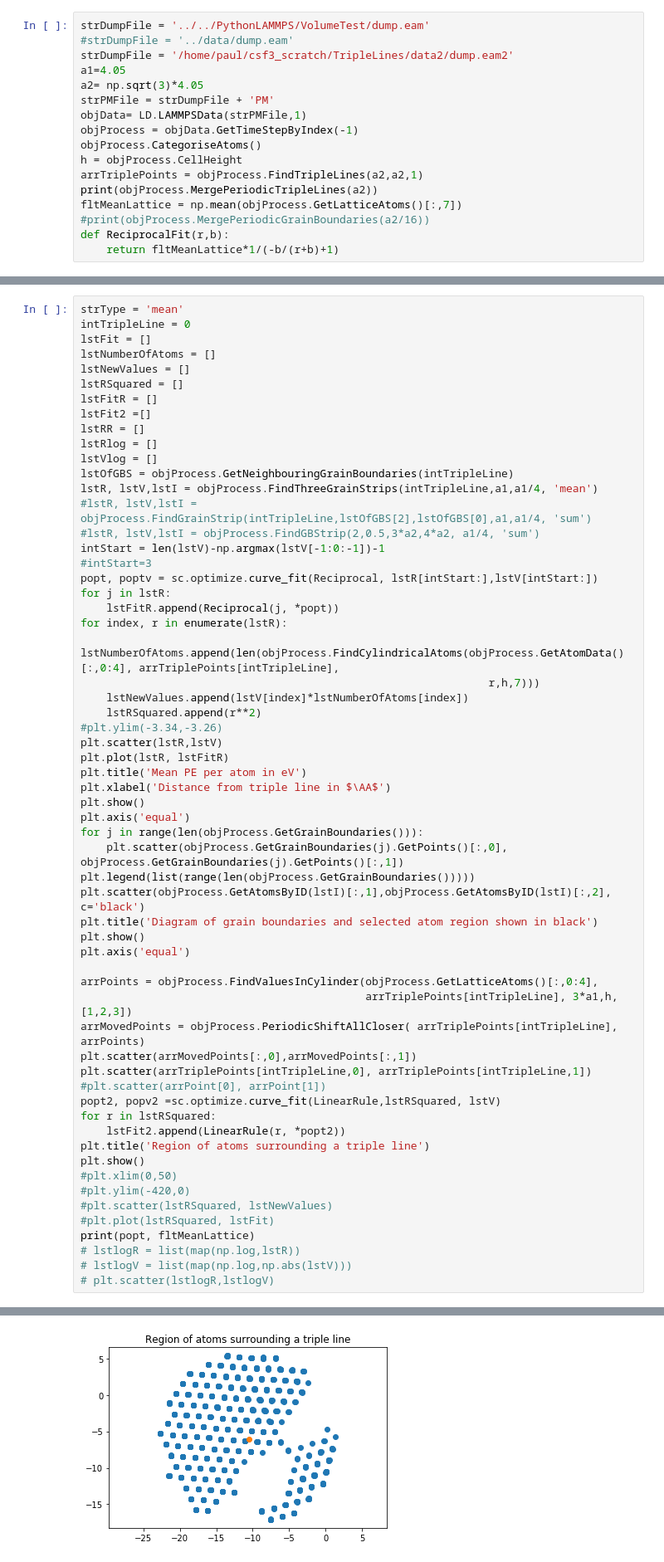
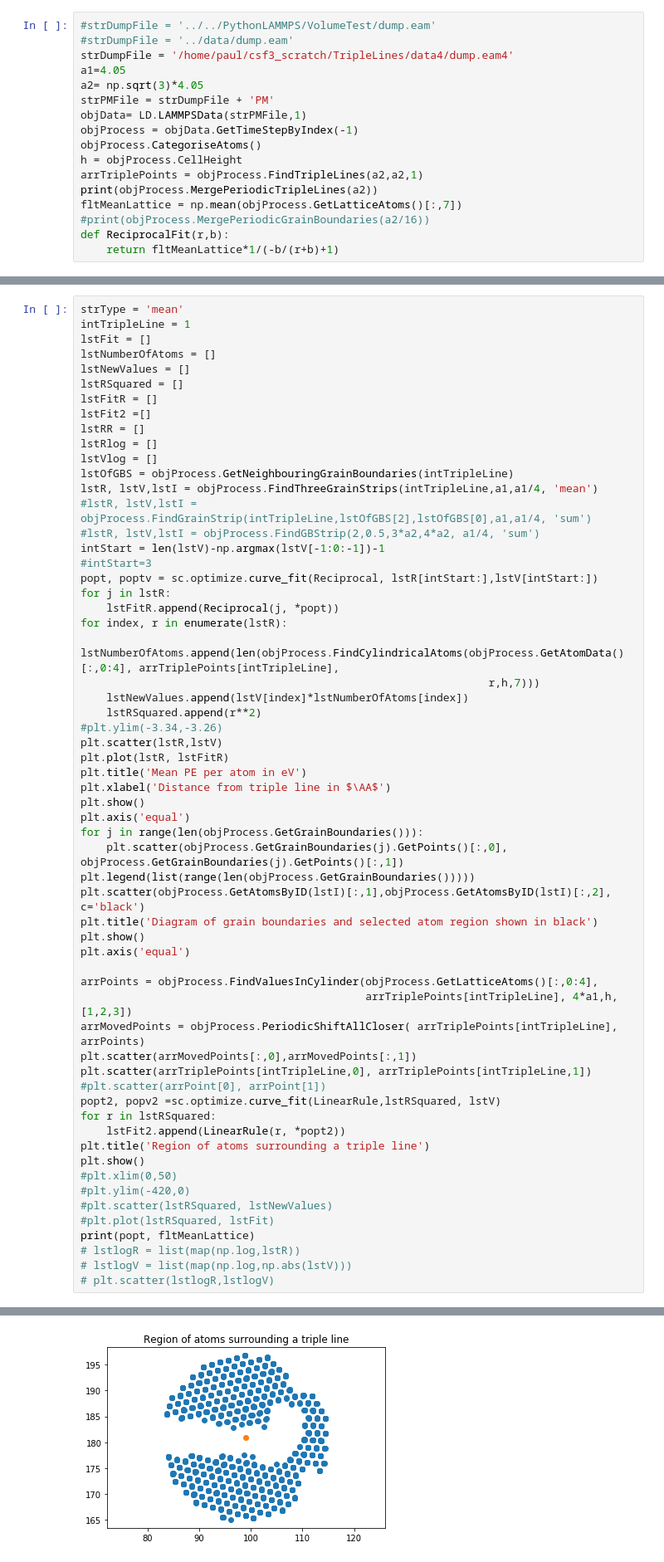
Before and after one commit to PaulTwine/TripleLines.github.io, a Jupyter notebook: TripleLine Fitting.ipynb, the cells around one changed output, grey strips where cells are left out. Shown at 83% size. Drawn from its saved outputs; the diff is of its cells as text.

```diff
--- a/TripleLine Fitting.ipynb
+++ b/TripleLine Fitting.ipynb
@@ -47,9 +47,9 @@ def DiffAL(r,a,b):
 def Rational(r,a,b,c):
     return (a*r**3+b)/(r**2+c)
 # %%
-strDumpFile = '../../PythonLAMMPS/VolumeTest/dump.eam'
+#strDumpFile = '../../PythonLAMMPS/VolumeTest/dump.eam'
 #strDumpFile = '../data/dump.eam'
-strDumpFile = '/home/paul/csf3_scratch/TripleLines/data2/dump.eam2'
+strDumpFile = '/home/paul/csf3_scratch/TripleLines/data4/dump.eam4'
 a1=4.05
 a2= np.sqrt(3)*4.05
 strPMFile = strDumpFile + 'PM'
@@ -68,6 +68,6 @@ def ReciprocalFit(r,b):
 # %%
 strType = 'mean'
-intTripleLine = 0
+intTripleLine = 1
 lstFit = []
 lstNumberOfAtoms = []
 lstNewValues = []
@@ -107,7 +107,7 @@ plt.show()
 plt.axis('equal')
 
 arrPoints = objProcess.FindValuesInCylinder(objProcess.GetLatticeAtoms()[:,0:4],
-                                            arrTriplePoints[intTripleLine], 3*a1,h,[1,2,3])
+                                            arrTriplePoints[intTripleLine], 4*a1,h,[1,2,3])
 arrMovedPoints = objProcess.PeriodicShiftAllCloser( arrTriplePoints[intTripleLine], arrPoints)
 plt.scatter(arrMovedPoints[:,0],arrMovedPoints[:,1])
 plt.scatter(arrTriplePoints[intTripleLine,0], arrTriplePoints[intTripleLine,1])
@@ -131 +131 @@ print(popt, fltMeanLattice)
-[figure, old version]
+[figure, new version]
```
Also changed, not shown: parts of 11 cells of this notebook, 2 other files.
